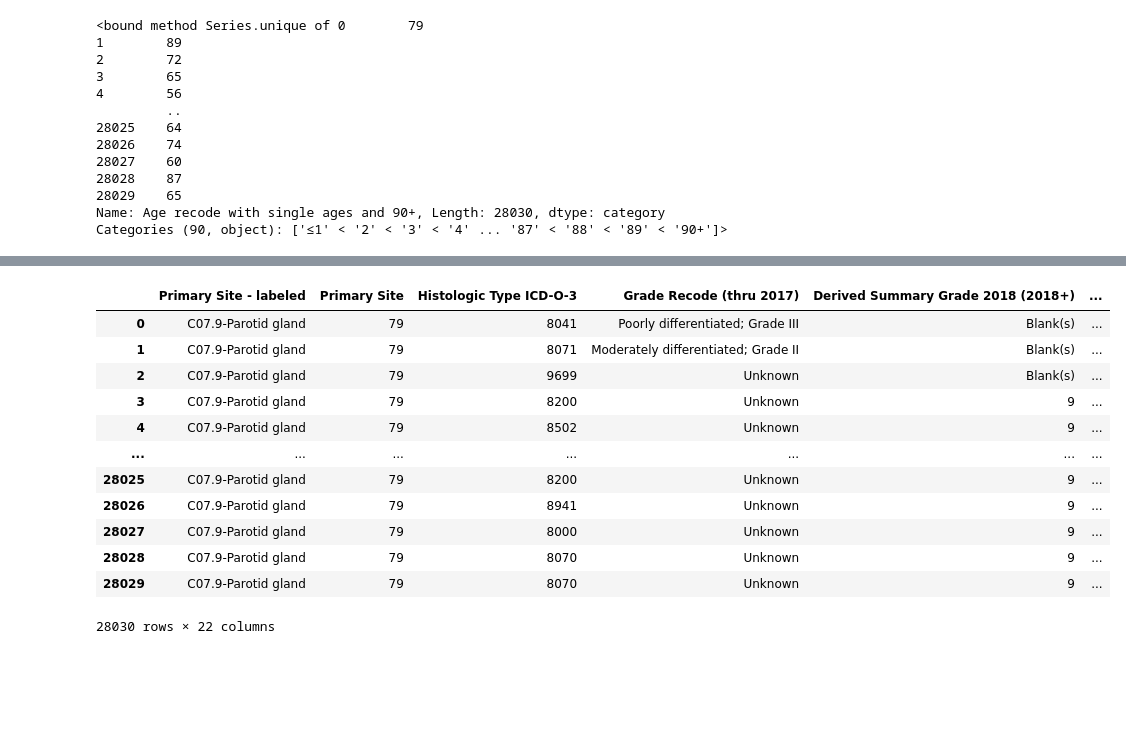
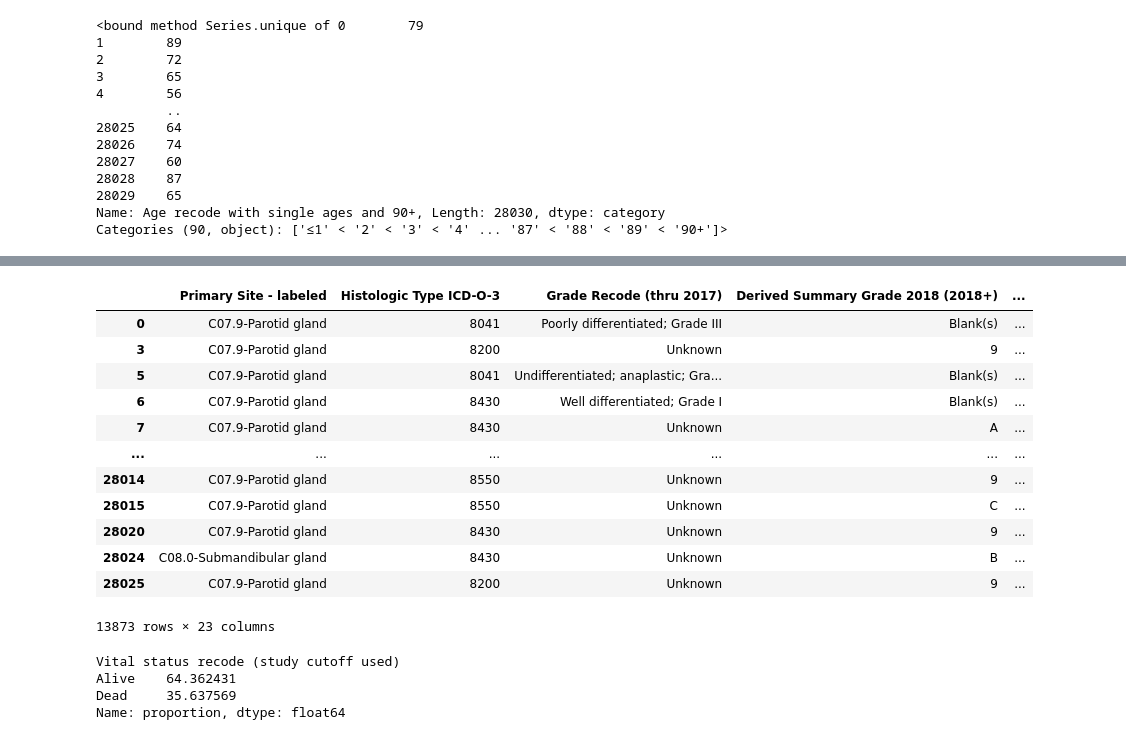
Before and after one commit to obaidkhurram/salivary-tumors, a Jupyter notebook: salivary_tumor_2024.ipynb, the cells around one changed output, grey strips where cells are left out. Drawn from its saved outputs; the diff is of its cells as text; code cells hidden in the pictures; blank space fills up the shorter version.

```diff
--- a/salivary_tumor_2024.ipynb
+++ b/salivary_tumor_2024.ipynb
@@ -324,34 +417,44 @@ g.set_ylabels('Number of Cases')
 # %%
 # Select relevant columns for clinical characteristics analysis
 clinical_columns = ['Primary Site - labeled', 'Histologic Type ICD-O-3',
                      'Grade Recode (thru 2017)', 'Derived Summary Grade 2018 (2018+)',
                      'Grade Clinical (2018+)', 'Grade Pathological (2018+)', 'Laterality',
                      'Diagnostic Confirmation', 'ICD-O-3 Hist/behav',
-                     'ICD-O-3 Hist/behav, malignant','SEER cause-specific death classification',
+                     'ICD-O-3 Hist/behav, malignant','Histology','ICD-O-3 Code','SEER cause-specific death classification',
                     'SEER other cause of death classification', 'Survival months',
                     'Survival months flag', 'COD to site rec KM',
                     'COD to site recode ICD-O-3 2023 Revision',
                     'COD to site recode ICD-O-3 2023 Revision Expanded (1999+)',
                     'Vital status recode (study cutoff used)', 'Sequence number',
                     'First malignant primary indicator', 'Primary by international rules']
 
 # Creating a summary for clinical characteristics
-clinical_summary = salivary_df[clinical_columns]
+clinical_summary = filtered_df[clinical_columns]
 
 # Display the summary
 display(clinical_summary)
+
+vital_percentages = clinical_summary["Vital status recode (study cutoff used)"].value_counts(normalize=True) * 100
+alive_percentage = vital_percentages["Alive"]
+dead_percentage = vital_percentages["Dead"]
+
+print(vital_percentages)
 # %% [output]
-|  | Primary Site - labeled | Primary Site | Histologic Type ICD-O-3 | Grade Recode (thru 2017) | Derived Summary Grade 2018 (2018+) | ... |
-| 0 | C07.9-Parotid gland | 79 | 8041 | Poorly differentiated; Grade III | Blank(s) | ... |
-| 1 | C07.9-Parotid gland | 79 | 8071 | Moderately differentiated; Grade II | Blank(s) | ... |
-| 2 | C07.9-Parotid gland | 79 | 9699 | Unknown | Blank(s) | ... |
-| 3 | C07.9-Parotid gland | 79 | 8200 | Unknown | 9 | ... |
-| 4 | C07.9-Parotid gland | 79 | 8502 | Unknown | 9 | ... |
-| ... | ... | ... | ... | ... | ... | ... |
-| 28025 | C07.9-Parotid gland | 79 | 8200 | Unknown | 9 | ... |
-| 28026 | C07.9-Parotid gland | 79 | 8941 | Unknown | 9 | ... |
-| 28027 | C07.9-Parotid gland | 79 | 8000 | Unknown | 9 | ... |
-| 28028 | C07.9-Parotid gland | 79 | 8070 | Unknown | 9 | ... |
-| 28029 | C07.9-Parotid gland | 79 | 8070 | Unknown | 9 | ... |
+|  | Primary Site - labeled | Histologic Type ICD-O-3 | Grade Recode (thru 2017) | Derived Summary Grade 2018 (2018+) | ... |
+| 0 | C07.9-Parotid gland | 8041 | Poorly differentiated; Grade III | Blank(s) | ... |
+| 3 | C07.9-Parotid gland | 8200 | Unknown | 9 | ... |
+| 5 | C07.9-Parotid gland | 8041 | Undifferentiated; anaplastic; Gra... | Blank(s) | ... |
+| 6 | C07.9-Parotid gland | 8430 | Well differentiated; Grade I | Blank(s) | ... |
+| 7 | C07.9-Parotid gland | 8430 | Unknown | A | ... |
+| ... | ... | ... | ... | ... | ... |
+| 28014 | C07.9-Parotid gland | 8550 | Unknown | 9 | ... |
+| 28015 | C07.9-Parotid gland | 8550 | Unknown | C | ... |
+| 28020 | C07.9-Parotid gland | 8430 | Unknown | 9 | ... |
+| 28024 | C08.0-Submandibular gland | 8430 | Unknown | B | ... |
+| 28025 | C07.9-Parotid gland | 8200 | Unknown | 9 | ... |
-28030 rows × 22 columns
+13873 rows × 23 columns
+Vital status recode (study cutoff used)
+Alive    64.362431
+Dead     35.637569
+Name: proportion, dtype: float64
 # %%
```
Also changed, not shown: parts of 10 cells of this notebook.
